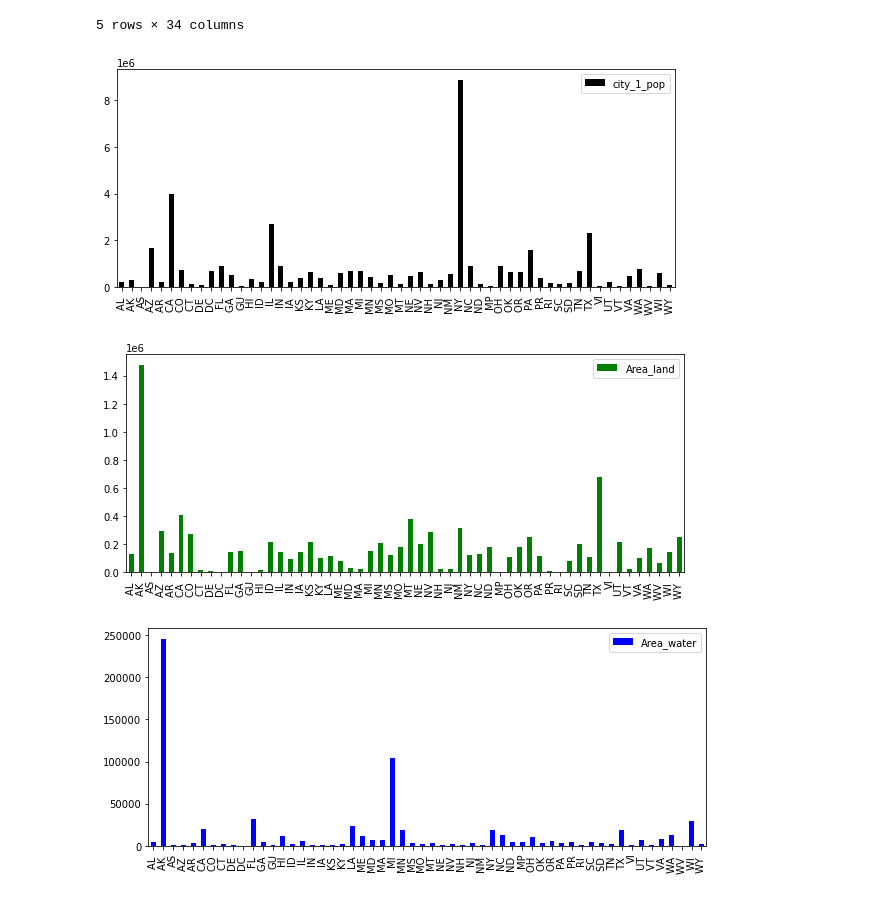
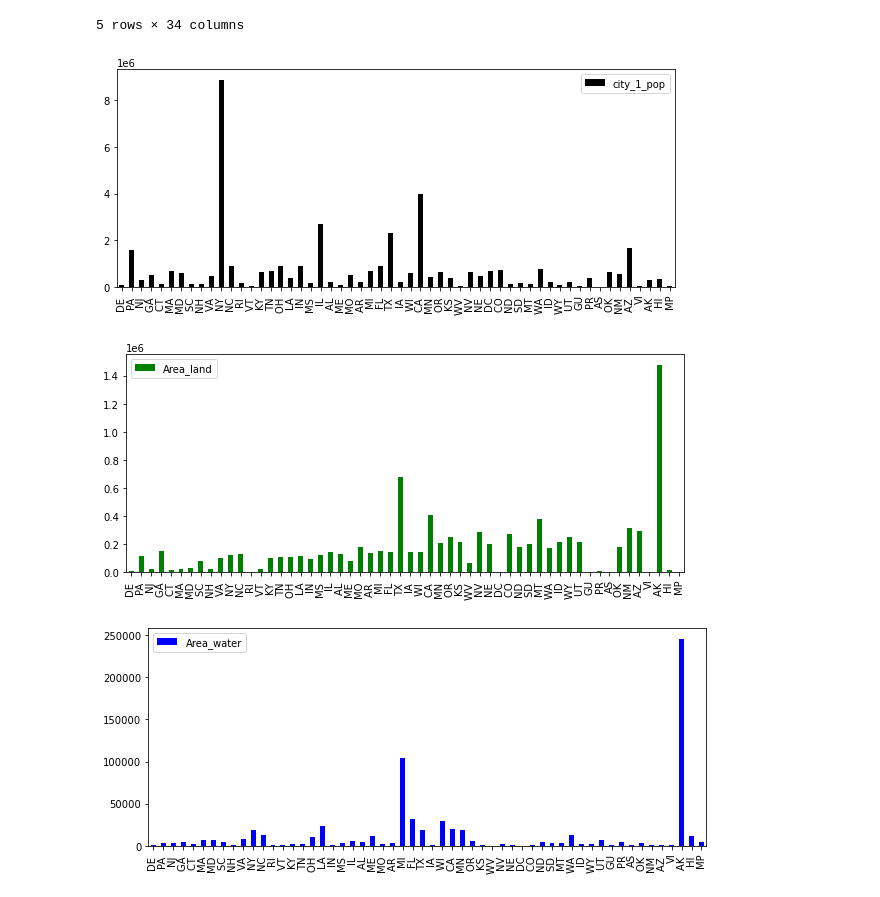
Before and after one commit to hcheever/ds_1300_notebooks, a Jupyter notebook: work/02_assignment-Copy1.ipynb, the cells around one changed output. Saved outputs shown, nothing was run; the diff lists cells and outputs as text; code cells hidden in the pictures.

```diff
--- a/work/02_assignment-Copy1.ipynb
+++ b/work/02_assignment-Copy1.ipynb
@@ -148,18 +150,21 @@ states[states['Status']=='State'].sort_values(by='density').head()
 
 #plot = *your df by date*[[*column*,'Abbreviation']].plot(kind='bar',figsize=(10,4))
 #plot.set_xticklabels(*your df by date*['Abbreviation']);
+# %%
+plotdata=states.sort_values(by='Date_Fixed')[['city_1_pop','Abbreviation',"Area_land","Area_water"]]
+#plotdata
 # %%
-plot = states[['city_1_pop','Abbreviation']].plot(kind='bar', color='black', figsize=(10,4))
-plot.set_xticklabels(states['Abbreviation']);
+plot = plotdata[['city_1_pop','Abbreviation']].plot(kind='bar', color='black', figsize=(10,4))
+plot.set_xticklabels(plotdata['Abbreviation']);
 # %% [output]
-[figure, old version]
+[figure, new version]
 # %%
-plot = states[['Area_land','Abbreviation']].plot(kind='bar', color='green', figsize=(10,4))
-plot.set_xticklabels(states['Abbreviation']);
+plot = plotdata[['Area_land','Abbreviation']].plot(kind='bar', color='green', figsize=(10,4))
+plot.set_xticklabels(plotdata['Abbreviation']);
 # %% [output]
-[figure, old version]
+[figure, new version]
 # %%
-plot = states[['Area_water','Abbreviation']].plot(kind='bar', color='blue', figsize=(10,4))
-plot.set_xticklabels(states['Abbreviation']);
+plot = plotdata[['Area_water','Abbreviation']].plot(kind='bar', color='blue', figsize=(10,4))
+plot.set_xticklabels(plotdata['Abbreviation']);
 # %% [output]
-[figure, old version]
+[figure, new version]
```
Also changed, not shown: parts of 2 cells of this notebook.
